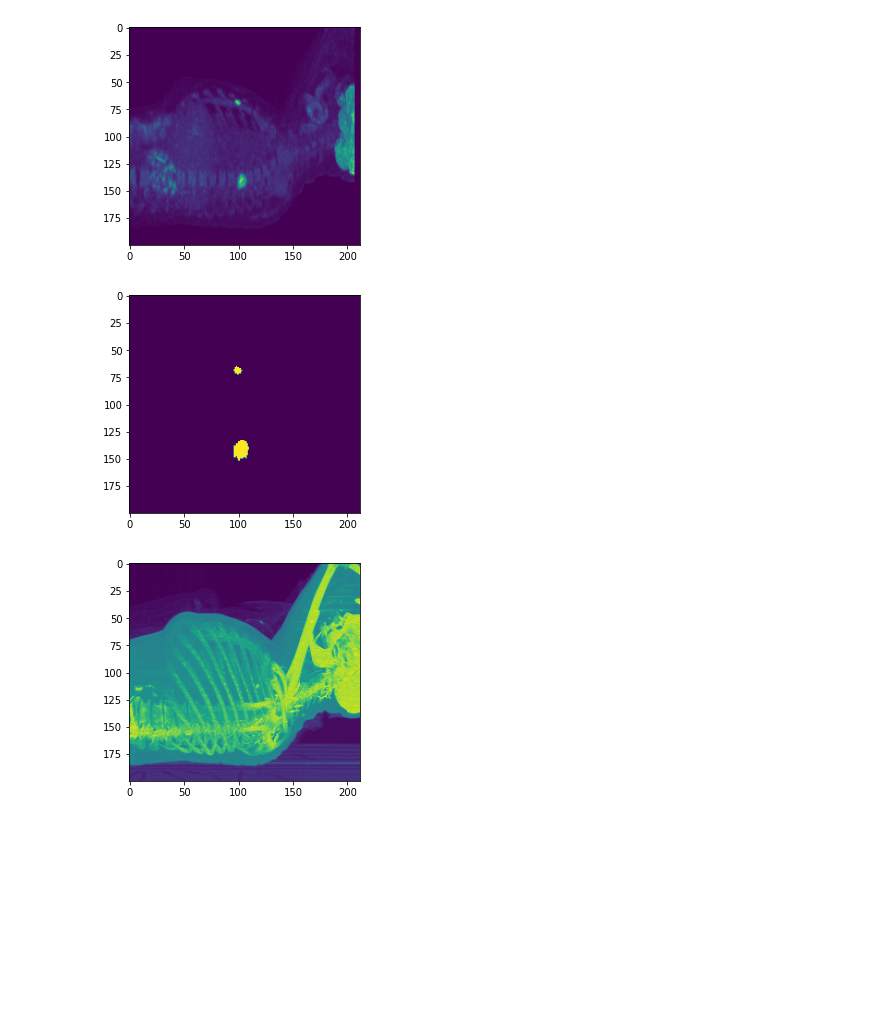
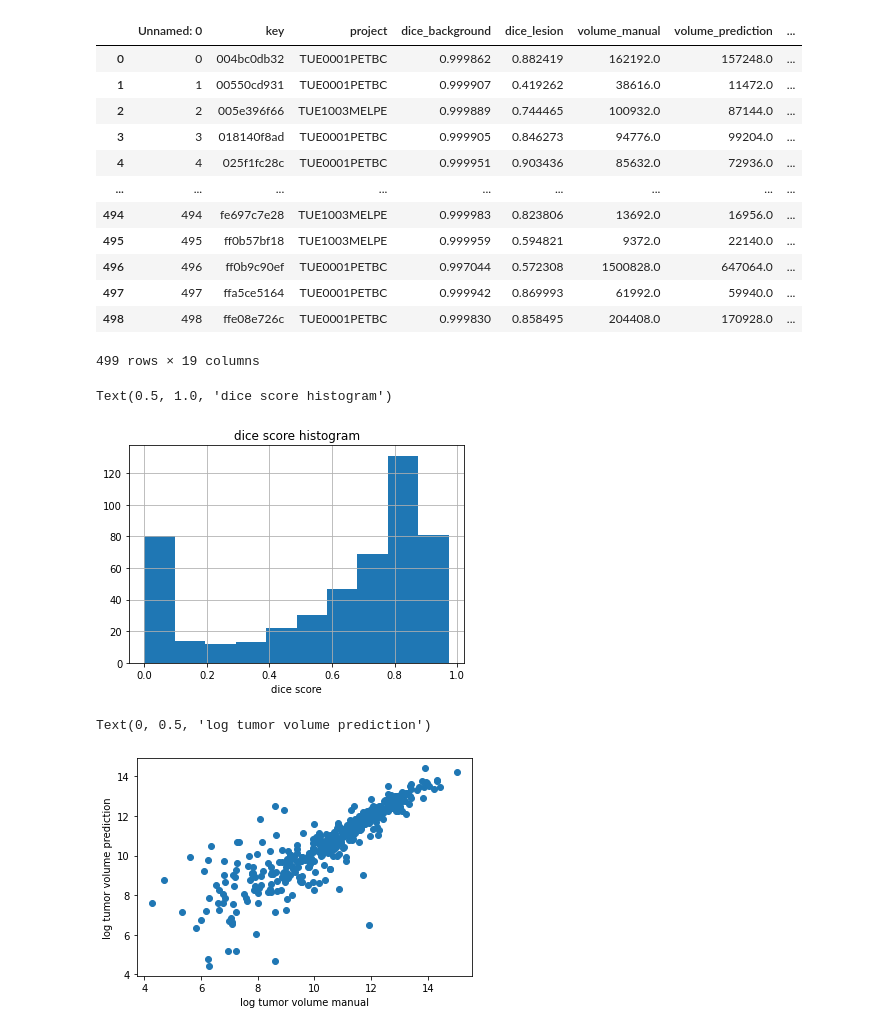
Before and after one commit to tobiashepp/tumorvolume, a Jupyter notebook: notebooks/experiments/0.0-th-check-petct.ipynb, the cells around one changed output. Saved outputs shown, nothing was run; the diff lists cells and outputs as text; code cells hidden in the pictures; blank space fills up the shorter version.

```diff
--- a/notebooks/experiments/0.0-th-check-petct.ipynb
+++ b/notebooks/experiments/0.0-th-check-petct.ipynb
@@ -20,11 +5,32 @@ with h5py.File(h5_path, 'r') as hf:
-# %%
-plt.imshow(img[0], vmin=0.01, vmax=0.5)
-plt.show()
-plt.imshow(mask[0])
-plt.show()
-plt.imshow(img[1])
-plt.show()
-# %% [output]
-[figure, removed]
-[figure, removed]
-[figure, removed]
+# %%
+df = pd.read_csv('/mnt/qdata/raheppt1/data/tumorvolume/processed/petct/export/petct_all_predictions.csv')
+# %%
+df
+# %% [output]
+|  | Unnamed: 0 | key | project | dice_background | dice_lesion | volume_manual | volume_prediction | ... |
+| 0 | 0 | 004bc0db32 | TUE0001PETBC | 0.999862 | 0.882419 | 162192.0 | 157248.0 | ... |
+| 1 | 1 | 00550cd931 | TUE0001PETBC | 0.999907 | 0.419262 | 38616.0 | 11472.0 | ... |
+| 2 | 2 | 005e396f66 | TUE1003MELPE | 0.999889 | 0.744465 | 100932.0 | 87144.0 | ... |
+| 3 | 3 | 018140f8ad | TUE0001PETBC | 0.999905 | 0.846273 | 94776.0 | 99204.0 | ... |
+| 4 | 4 | 025f1fc28c | TUE0001PETBC | 0.999951 | 0.903436 | 85632.0 | 72936.0 | ... |
+| ... | ... | ... | ... | ... | ... | ... | ... | ... |
+| 494 | 494 | fe697c7e28 | TUE1003MELPE | 0.999983 | 0.823806 | 13692.0 | 16956.0 | ... |
+| 495 | 495 | ff0b57bf18 | TUE1003MELPE | 0.999959 | 0.594821 | 9372.0 | 22140.0 | ... |
+| 496 | 496 | ff0b9c90ef | TUE0001PETBC | 0.997044 | 0.572308 | 1500828.0 | 647064.0 | ... |
+| 497 | 497 | ffa5ce5164 | TUE0001PETBC | 0.999942 | 0.869993 | 61992.0 | 59940.0 | ... |
+| 498 | 498 | ffe08e726c | TUE0001PETBC | 0.999830 | 0.858495 | 204408.0 | 170928.0 | ... |
+499 rows × 19 columns
+# %%
+df['dice_lesion'].hist()
+plt.xlabel('dice score')
+plt.title('dice score histogram')
+# %% [output]
+Text(0.5, 1.0, 'dice score histogram')
+[figure, added]
+# %%
+plt.scatter(np.log(df['volume_manual']), np.log(df['volume_prediction']))
+plt.xlabel('log tumor volume manual')
+plt.ylabel('log tumor volume prediction')
+# %% [output]
+Text(0, 0.5, 'log tumor volume prediction')
+[figure, added]
```
Also changed, not shown: parts of 9 cells of this notebook, 29 other files.
